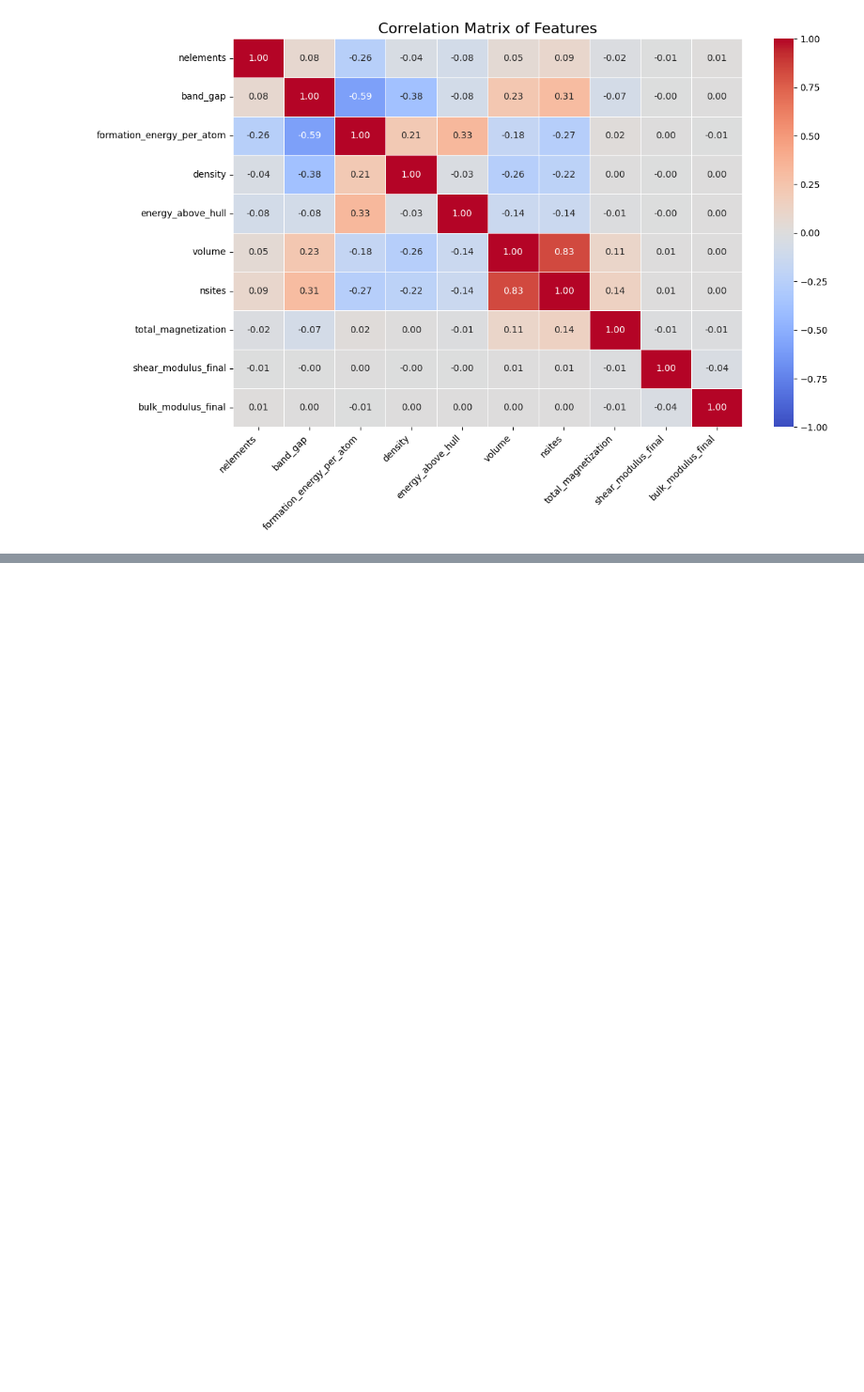
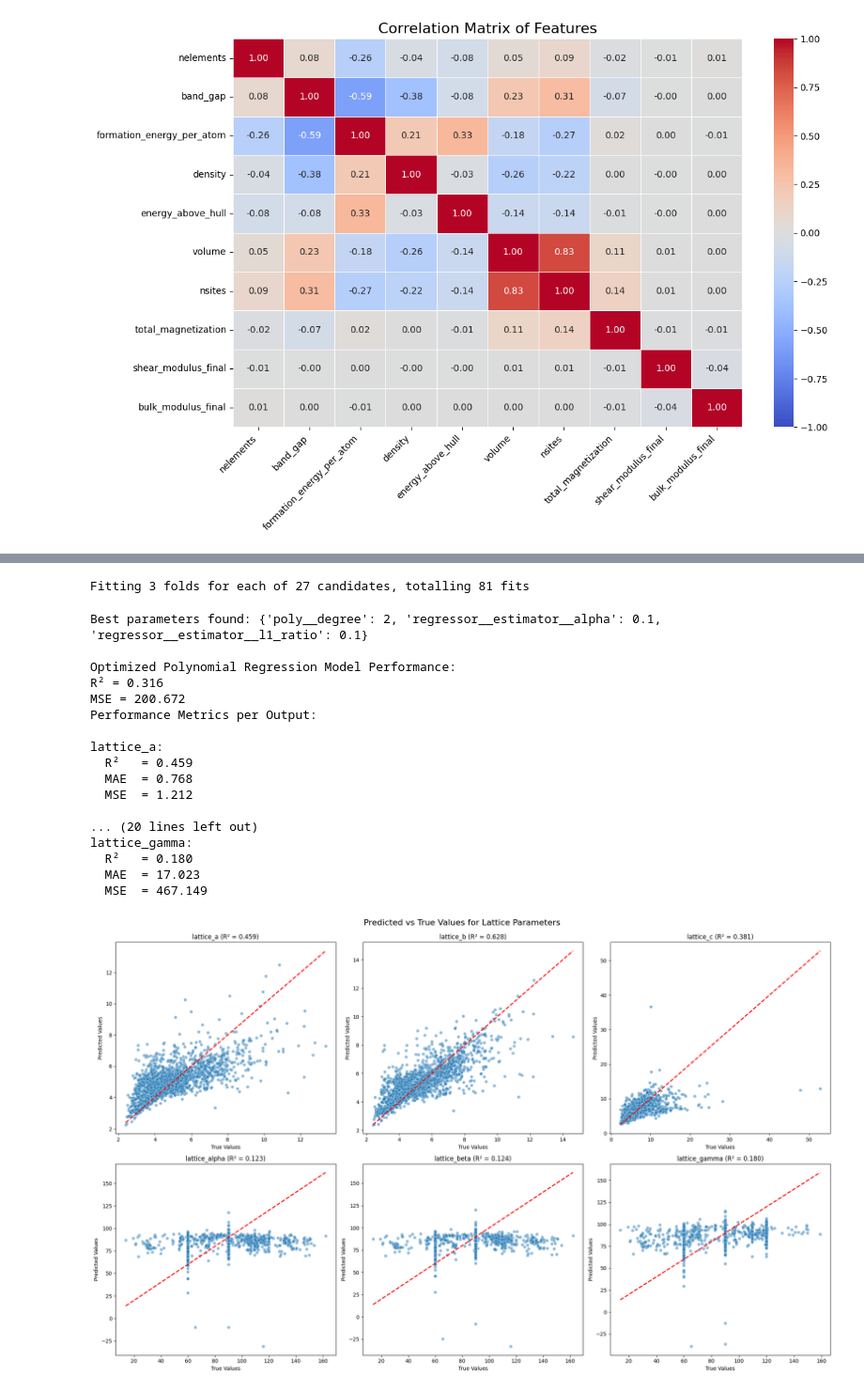
Before and after one commit to mylesgrxnt/CrystalClassification, a Jupyter notebook: proj.ipynb, the cells around one changed output, grey strips where cells are left out. Shown at 94% size. Saved outputs shown, nothing was run; the diff lists cells and outputs as text; code cells hidden in the pictures; blank space fills up the shorter version.

```diff
--- a/proj.ipynb
+++ b/proj.ipynb
@@ -504,0 +737,75 @@ Training model for: lattice_gamma
+# %%
+# Polynomial Regression with MultiOutputRegressor and GridSearchCV
+# This one takes an hour and a half to run (don't run unless you have to)
+# Didn't even end up being the best model, but it's good to have in the notebook
+
+from sklearn.preprocessing import PolynomialFeatures
+from sklearn.pipeline import Pipeline
+
+# Train/test split and scaling
+X_train_Poly, X_test_Poly, Y_train_Poly, Y_test_Poly = train_test_split_custom(df_with_lattice)
+X_train_scaled_Poly, X_test_scaled_Poly, Y_train_aligned_Poly, Y_test_aligned_Poly = scale_and_transform(
+    X_train_Poly, X_test_Poly, Y_train_Poly, Y_test_Poly
+)
+
+# Define the base ElasticNet estimator
+base_elastic_net = ElasticNet(max_iter=10000)
+
+# Polynomial feature transformation
+poly = PolynomialFeatures(degree=2)  # Change degree for higher polynomials
+
+# Create the pipeline with PolynomialFeatures and MultiOutputRegressor
+multi_poly_elastic_net = Pipeline([
+    ('poly', poly),
+    ('regressor', MultiOutputRegressor(base_elastic_net))  # Apply ElasticNet to each target
+])
+
+# Grid search parameters for both polynomial features and ElasticNet hyperparameters
+param_grid = {
+    'poly__degree': [2, 3, 4],  # Experiment with polynomial degrees
+    'regressor__estimator__alpha': [0.1, 1.0, 10.0],
+    'regressor__estimator__l1_ratio': [0.1, 0.5, 0.9],
+}
+
+# GridSearchCV to optimize both polynomial degree and ElasticNet parameters
+grid_search = GridSearchCV(multi_poly_elastic_net, param_grid, cv=3, scoring='r2', verbose=1)
+grid_search.fit(X_train_scaled_Poly, Y_train_aligned_Poly)
+
+# Print the best parameters found by GridSearchCV
+print("Best parameters found:", grid_search.best_params_)
+
+# Predict with the best model
+best_model = grid_search.best_estimator_
+Y_pred_Poly = best_model.predict(X_test_scaled_Poly)
+
+# Overall evaluation
+r2 = r2_score(Y_test_aligned_Poly, Y_pred_Poly)
+mse = mean_squared_error(Y_test_aligned_Poly, Y_pred_Poly)
+
+print(f"\nOptimized Polynomial Regression Model Performance:")
+print(f"R² = {r2:.3f}")
+print(f"MSE = {mse:.3f}")
+
+# Evaluate and Plot
+evaluate_multioutput_regression(Y_test_aligned_Poly.to_numpy(), Y_pred_Poly, target_names=lattice_features)
+plot_multioutput_regression_results(Y_test_aligned_Poly.to_numpy(), Y_pred_Poly, target_names=lattice_features)
+# %% [output]
+Fitting 3 folds for each of 27 candidates, totalling 81 fits
+Best parameters found: {'poly__degree': 2, 'regressor__estimator__alpha': 0.1, 'regressor__estimator__l1_ratio': 0.1}
+
+Optimized Polynomial Regression Model Performance:
+R² = 0.316
+MSE = 200.672
+Performance Metrics per Output:
+
+lattice_a:
+  R²   = 0.459
+  MAE  = 0.768
+  MSE  = 1.212
+
+... (20 lines left out)
+lattice_gamma:
+  R²   = 0.180
+  MAE  = 17.023
+  MSE  = 467.149
+[figure, added]
```
Also changed, not shown: parts of 9 cells of this notebook.
